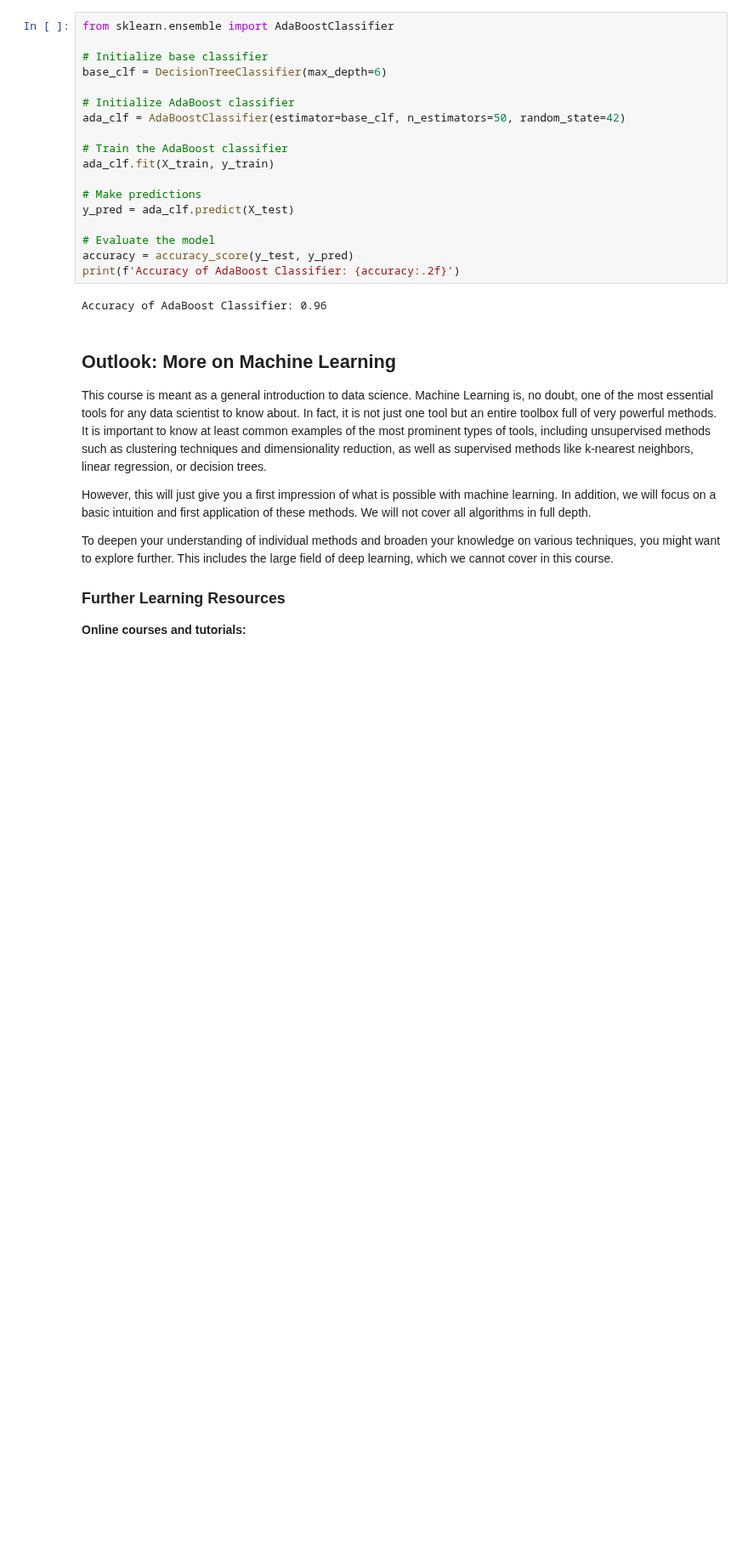
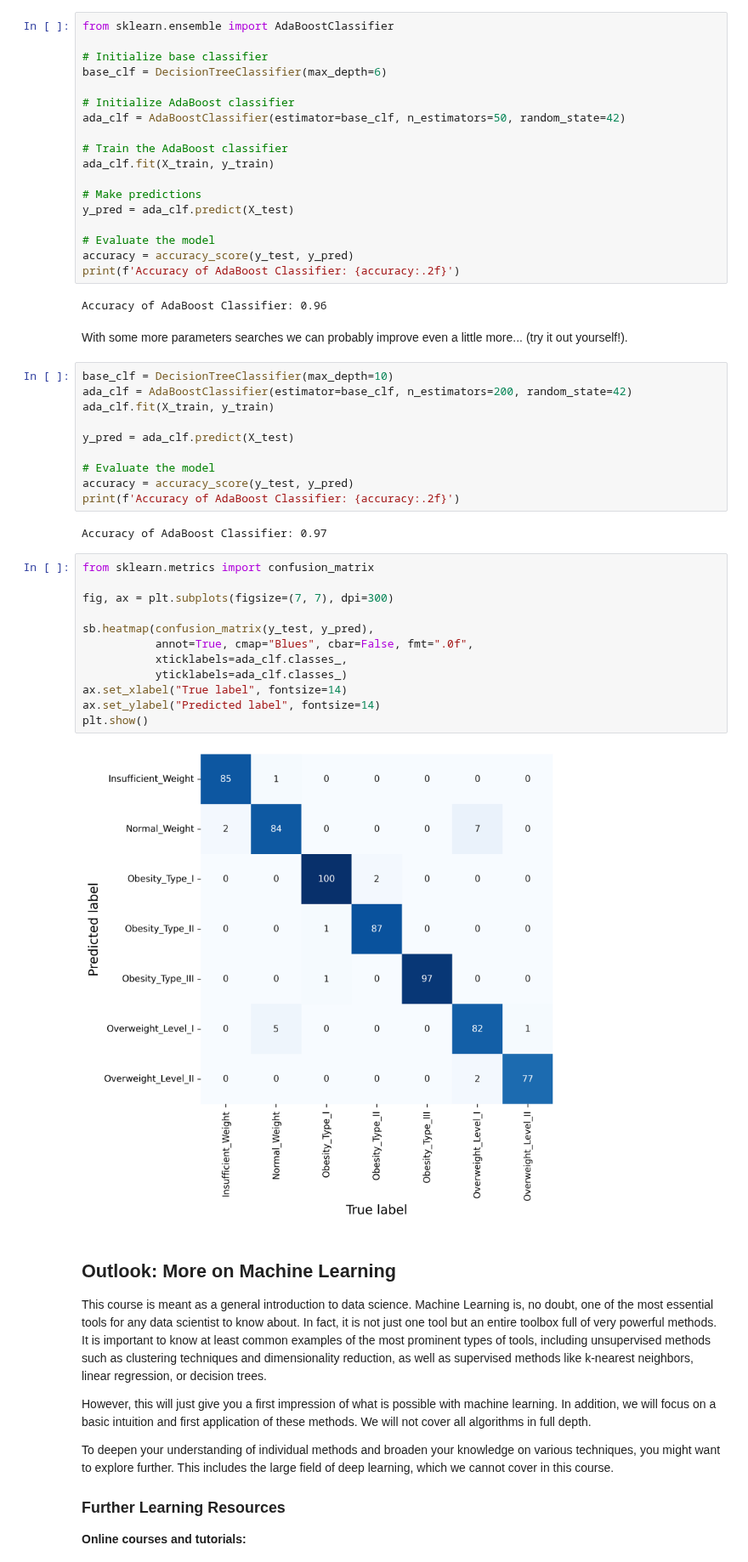
Before and after one commit to florian-huber/data_science_course, a Jupyter notebook: notebooks/live_coding_09e_machine_learning_ensembles.ipynb, the cells around one changed output. Shown at 85% size. Cells and saved outputs as stored; diff of their text form; blank space fills up the shorter version.

Commit message:
add confusion matrix

```diff
--- a/notebooks/live_coding_09e_machine_learning_ensembles.ipynb
+++ b/notebooks/live_coding_09e_machine_learning_ensembles.ipynb
@@ -136,6 +136,34 @@ accuracy = accuracy_score(y_test, y_pred)
 print(f'Accuracy of AdaBoost Classifier: {accuracy:.2f}')
 # %% [output]
 Accuracy of AdaBoost Classifier: 0.96
+# %% [markdown]
+With some more parameters searches we can probably improve even a little more... (try it out yourself!).
+# %%
+base_clf = DecisionTreeClassifier(max_depth=10)
+ada_clf = AdaBoostClassifier(estimator=base_clf, n_estimators=200, random_state=42)
+ada_clf.fit(X_train, y_train)
+
+y_pred = ada_clf.predict(X_test)
+
+# Evaluate the model
+accuracy = accuracy_score(y_test, y_pred)
+print(f'Accuracy of AdaBoost Classifier: {accuracy:.2f}')
+# %% [output]
+Accuracy of AdaBoost Classifier: 0.97
+# %%
+from sklearn.metrics import confusion_matrix
+
+fig, ax = plt.subplots(figsize=(7, 7), dpi=300)
+
+sb.heatmap(confusion_matrix(y_test, y_pred),
+           annot=True, cmap="Blues", cbar=False, fmt=".0f",
+           xticklabels=ada_clf.classes_,
+           yticklabels=ada_clf.classes_)
+ax.set_xlabel("True label", fontsize=14)
+ax.set_ylabel("Predicted label", fontsize=14)
+plt.show()
+# %% [output]
+[figure, added]
 # %% [markdown]
 ## Outlook: More on Machine Learning
 
```
